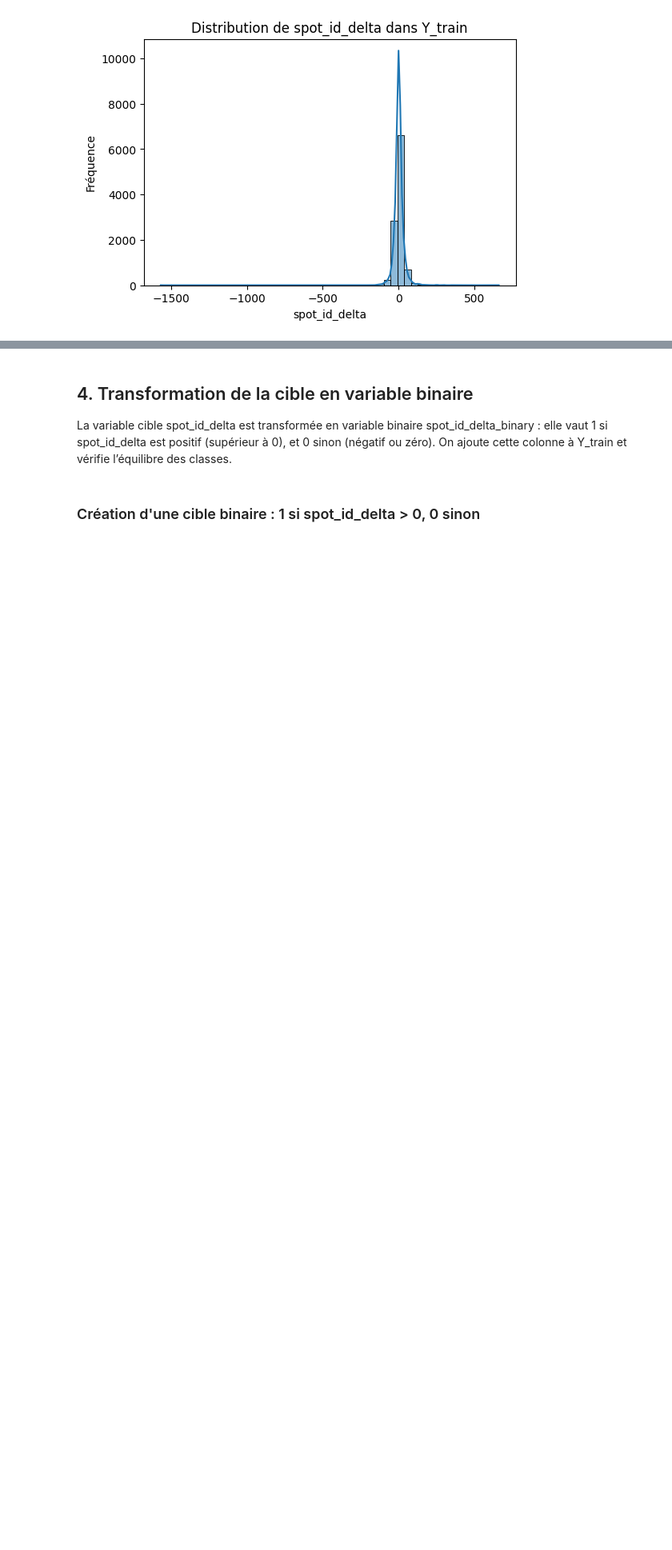
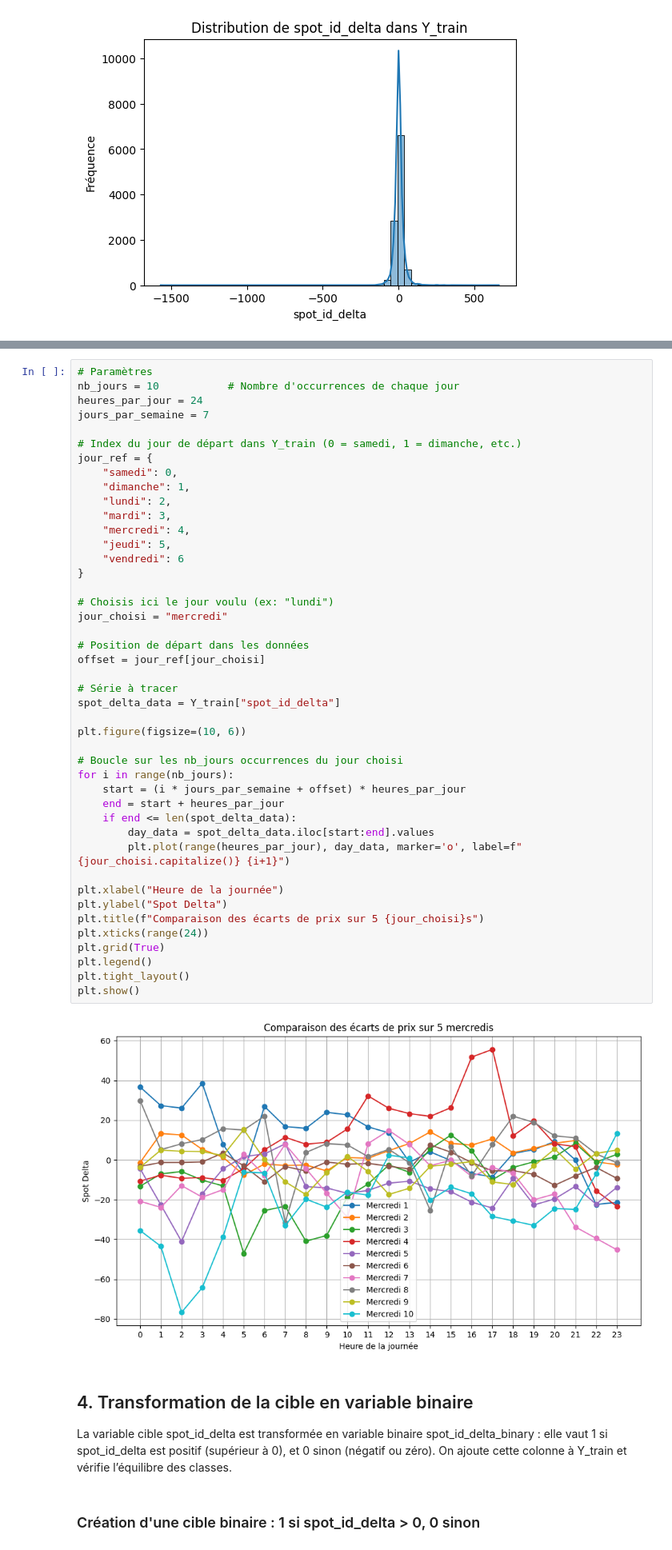
Before and after one commit to juabln/PROJET-LIL, a Jupyter notebook: notebook_projet.ipynb, the cells around one changed output, grey strips where cells are left out. Shown at 80% size. Cells and saved outputs as stored; diff of their text form; blank space fills up the shorter version.

```diff
--- a/notebook_projet.ipynb
+++ b/notebook_projet.ipynb
@@ -194,3 +266,49 @@ plt.show()
+# %%
+# Paramètres
+nb_jours = 10           # Nombre d'occurrences de chaque jour
+heures_par_jour = 24
+jours_par_semaine = 7
+
+# Index du jour de départ dans Y_train (0 = samedi, 1 = dimanche, etc.)
+jour_ref = {
+    "samedi": 0,
+    "dimanche": 1,
+    "lundi": 2,
+    "mardi": 3,
+    "mercredi": 4,
+    "jeudi": 5,
+    "vendredi": 6
+}
+
+# Choisis ici le jour voulu (ex: "lundi")
+jour_choisi = "mercredi"
+
+# Position de départ dans les données
+offset = jour_ref[jour_choisi]
+
+# Série à tracer
+spot_delta_data = Y_train["spot_id_delta"]
+
+plt.figure(figsize=(10, 6))
+
+# Boucle sur les nb_jours occurrences du jour choisi
+for i in range(nb_jours):
+    start = (i * jours_par_semaine + offset) * heures_par_jour
+    end = start + heures_par_jour
+    if end <= len(spot_delta_data):
+        day_data = spot_delta_data.iloc[start:end].values
+        plt.plot(range(heures_par_jour), day_data, marker='o', label=f"{jour_choisi.capitalize()} {i+1}")
+
+plt.xlabel("Heure de la journée")
+plt.ylabel("Spot Delta")
+plt.title(f"Comparaison des écarts de prix sur 5 {jour_choisi}s")
+plt.xticks(range(24))
+plt.grid(True)
+plt.legend()
+plt.tight_layout()
+plt.show()
+# %% [output]
+[figure, added]
 # %% [markdown]
 ## 4. Transformation de la cible en variable binaire
 
```
Also changed, not shown: parts of 7 cells of this notebook, 1 other file.
